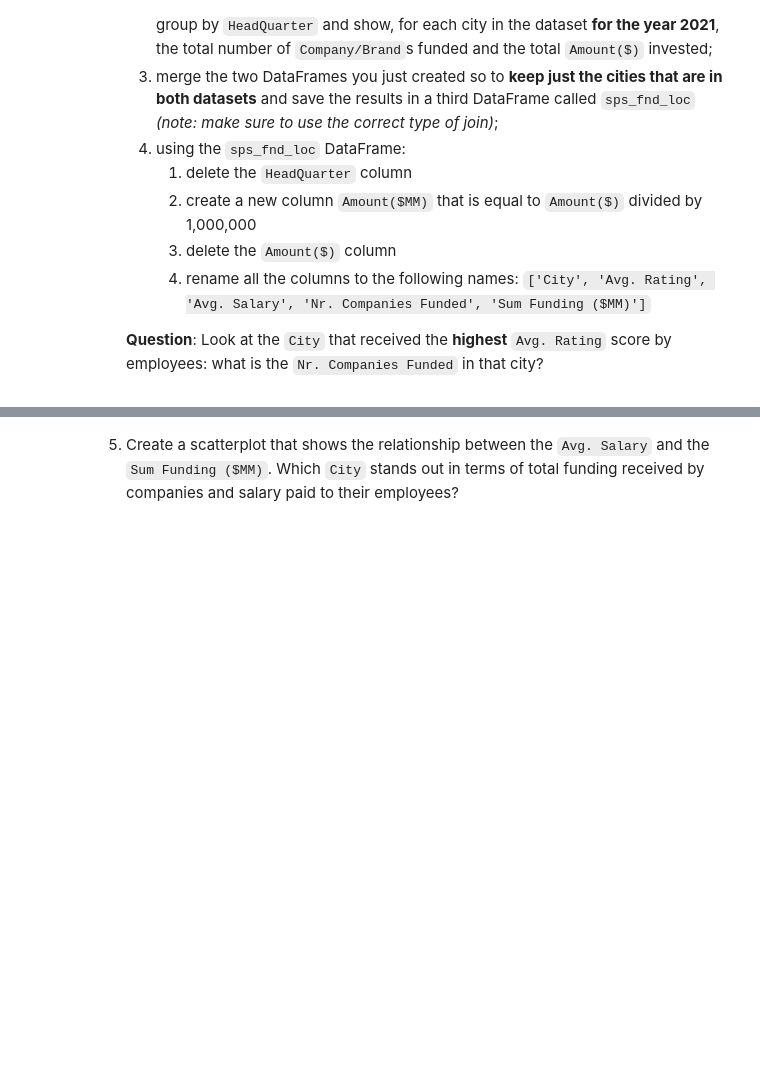
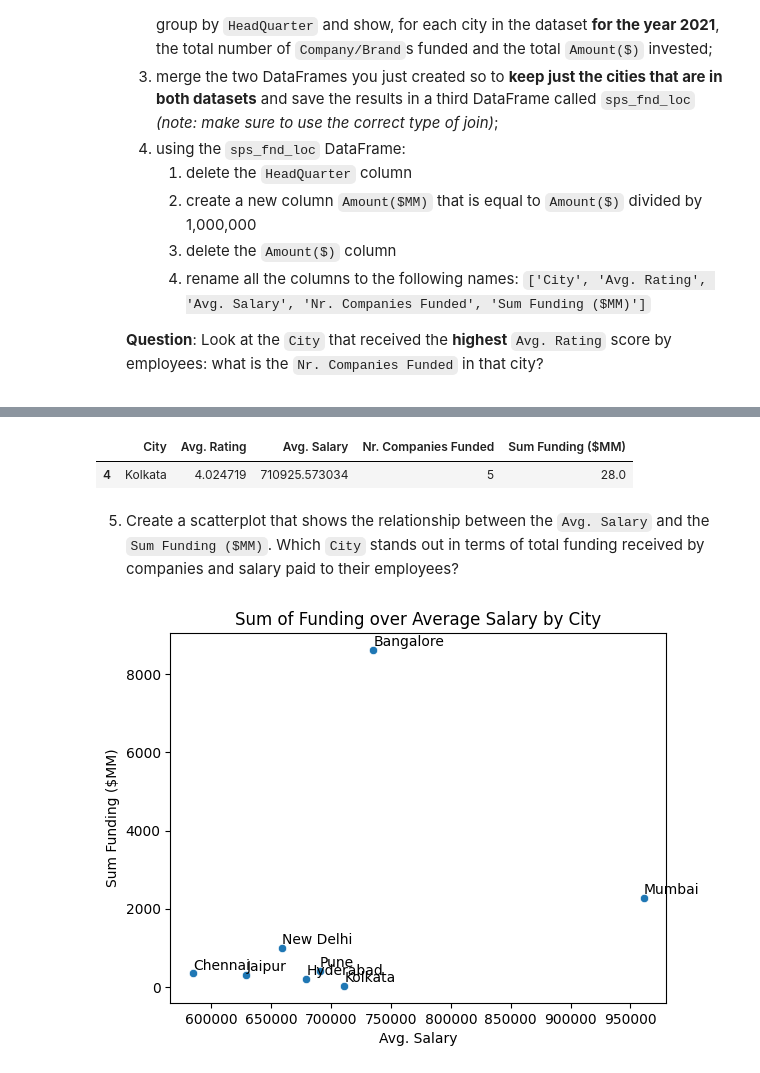
Before and after one commit to extra-jalapenos/python-assignment, a Jupyter notebook: Final Assignment P2.ipynb, the cells around one changed output, grey strips where cells are left out. Drawn from its saved outputs; the diff is of its cells as text; code cells hidden in the pictures; blank space fills up the shorter version.

```diff
--- a/Final Assignment P2.ipynb
+++ b/Final Assignment P2.ipynb
@@ -71,0 +103,3 @@ fnd.groupby('Investor', as_index=False).size().sort_values('size', ascending=Fal
+# %%
+fnd_loc = fnd[fnd["Year"] == 2021][["HeadQuarter", "Company/Brand", "Amount($)"]].groupby(by="HeadQuarter", as_index=False).agg({ "Company/Brand": "count", "Amount($)": "sum" })
+print(fnd_loc.head())
@@ -71,0 +113,3 @@ fnd.groupby('Investor', as_index=False).size().sort_values('size', ascending=Fal
+# %%
+sps_fnd_loc = pd.merge(left=sps_loc, right=fnd_loc, how="inner", left_on="Location", right_on="HeadQuarter")
+sps_fnd_loc
@@ -71,0 +126,5 @@ fnd.groupby('Investor', as_index=False).size().sort_values('size', ascending=Fal
+# %%
+sps_fnd_loc.drop(columns="HeadQuarter", inplace=True)
+sps_fnd_loc["Amount($MM)"] = sps_fnd_loc["Amount($)"] / 1_000_000
+sps_fnd_loc.drop(columns="Amount($)", inplace=True)
+sps_fnd_loc
@@ -71,0 +141,3 @@ fnd.groupby('Investor', as_index=False).size().sort_values('size', ascending=Fal
+# %%
+sps_fnd_loc.columns = ['City', 'Avg. Rating', 'Avg. Salary', 'Nr. Companies Funded', 'Sum Funding ($MM)']
+sps_fnd_loc
@@ -72,2 +154,18 @@ fnd.groupby('Investor', as_index=False).size().sort_values('size', ascending=Fal
+# %%
+sps_fnd_loc.sort_values(by="Avg. Rating", ascending=False).head(1)
+# %% [output]
+|  | City | Avg. Rating | Avg. Salary | Nr. Companies Funded | Sum Funding ($MM) |
+| 4 | Kolkata | 4.024719 | 710925.573034 | 5 | 28.0 |
 # %% [markdown]
 5. Create a scatterplot that shows the relationship between the `Avg. Salary` and the `Sum Funding ($MM)`. Which `City` stands out in terms of total funding received by companies and salary paid to their employees?
+# %%
+import seaborn as sns
+import matplotlib.pyplot as plt
+plot = sns.scatterplot(data=sps_fnd_loc, x="Avg. Salary", y="Sum Funding ($MM)")
+plot.set_title("Sum of Funding over Average Salary by City")
+
+for index, vals in enumerate(zip(sps_fnd_loc["City"], sps_fnd_loc["Avg. Salary"], sps_fnd_loc["Sum Funding ($MM)"])):
+	city, salary, funding = vals
+	plot.text(x=salary, y = funding+100, s=city)
+# %% [output]
+[figure, added]
```
Also changed, not shown: parts of 11 cells of this notebook.
